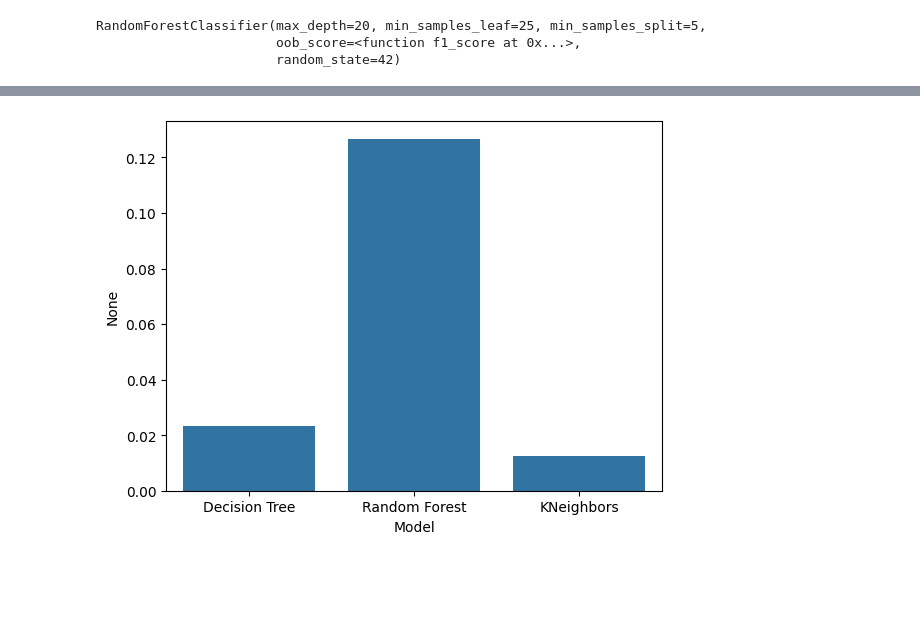
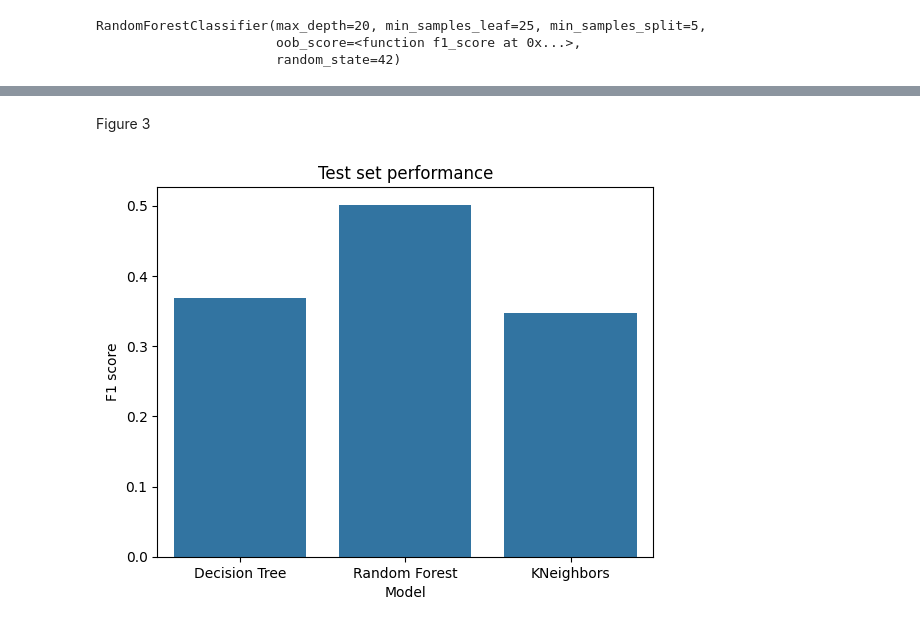
Before and after one commit to petervlaskovits/school-projects, a Jupyter notebook: data-215/project-2/project.ipynb, the cells around one changed output, grey strips where cells are left out. Saved outputs shown, nothing was run; the diff lists cells and outputs as text; code cells hidden in the pictures; blank space fills up the shorter version.

```diff
--- a/data-215/project-2/project.ipynb
+++ b/data-215/project-2/project.ipynb
@@ -397,0 +444,4 @@ neighbors_score
+# %%
+pred_tree_y = tree.predict(test_X)
+tree_score = f1_score(test_y, pred_tree_y)
+print(tree_score)
@@ -397,0 +450,4 @@ neighbors_score
+# %%
+pred_forest_y = forest.predict(test_X)
+forest_score = f1_score(test_y, pred_forest_y)
+forest_score
@@ -397,0 +456,4 @@ neighbors_score
+# %%
+pred_neighbors_y = neighbors.predict(test_X)
+neighbors_score = f1_score(test_y, pred_neighbors_y)
+neighbors_score
@@ -398,6 +464,7 @@ neighbors_score
 # %%
 score_comparison = pd.DataFrame({
     'Model': ['Decision Tree', 'Random Forest', 'KNeighbors'],
-    'Hyperparameter Tuning Scores': [tree_search.best_score_, forest_search.best_score_, neighbors_search.best_score_],
+    'Validation Set Scores (before tuning)': [tree_val_score_before, forest_val_score_before, neighbors_val_score_before],
+    'Validation Set Scores (after tuning)': [tree_val_score_after, forest_val_score_after, neighbors_val_score_after],
     'Test Set Scores': [tree_score, forest_score, neighbors_score]
 })
@@ -404,4 +485,8 @@ score_comparison = pd.DataFrame({
+# %% [markdown]
+Figure 3
 # %%
-sns.barplot(data=score_comparison, x='Model', y=(score_comparison['Test Set Scores'] - score_comparison['Hyperparameter Tuning Scores']));
+graph = sns.barplot(data=score_comparison, x='Model', y='Test Set Scores');
+graph.set_title('Test set performance');
+graph.set_ylabel('F1 score');
 # %% [output]
-[figure, old version]
+[figure, new version]
```
Also changed, not shown: parts of 76 cells of this notebook, 1 other file.
